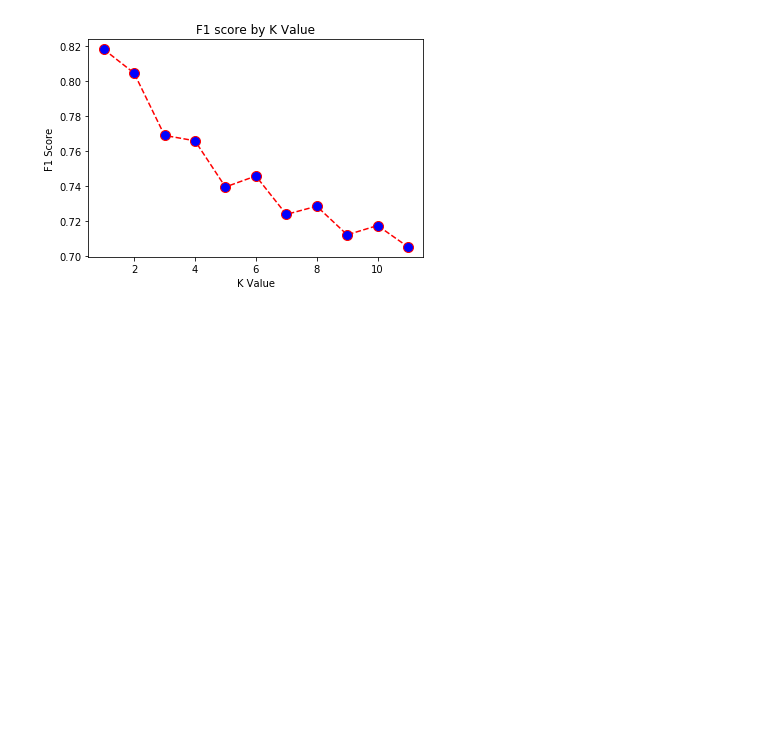
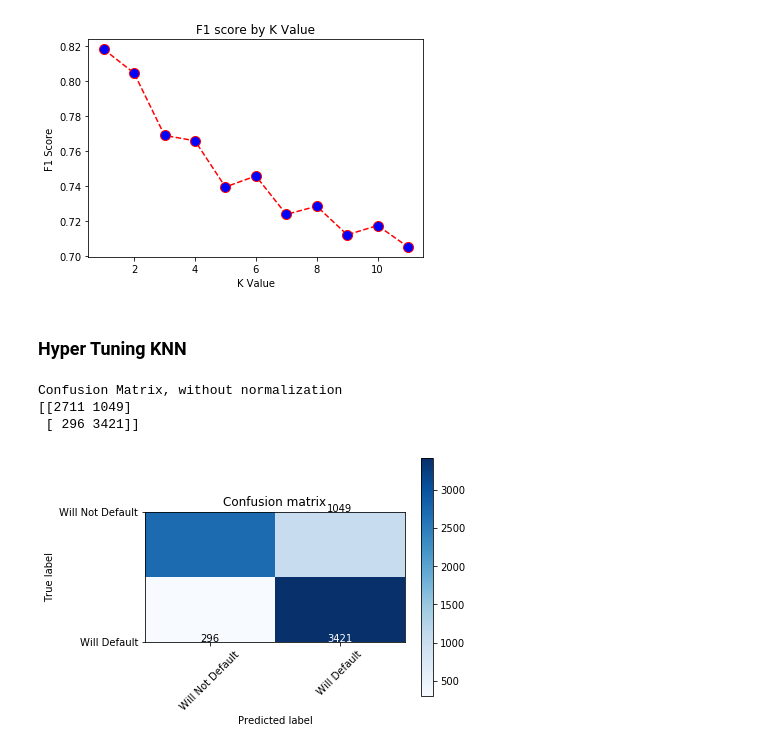
Before and after one commit to emilia329/CreditCard, a Jupyter notebook: Modeling.ipynb, the cells around one changed output. Drawn from its saved outputs; the diff is of its cells as text; code cells hidden in the pictures; blank space fills up the shorter version.

```diff
--- a/Modeling.ipynb
+++ b/Modeling.ipynb
@@ -372,3 +372,24 @@ plt.show()
 # %% [output]
 [0.8183791091659759, 0.8047312218064857, 0.7690974627289024, 0.7660111583082534, 0.7395943715904787, 0.7458851433335585, 0.7238940942009313, 0.7285932296269054, 0.7122443589350511, 0.7175349711754968, ...
 [figure]
+# %% [markdown]
+### Hyper Tuning KNN
+# %%
+
+model2 = KNeighborsClassifier(n_neighbors=1)
+model2.fit(X_train, y_train)
+
+y_predknnbest = model2.predict(X_test)
+# %%
+cm1 = confusion_matrix(y_test,y_predknnbest)
+classes = ['Will Not Default', 'Will Default']
+# %%
+plot_confusion_matrix(cm1, classes,
+                          normalize=False,
+                          title='Confusion matrix',
+                          cmap=plt.cm.Blues)
+# %% [output]
+Confusion Matrix, without normalization
+[[2711 1049]
+ [ 296 3421]]
+[figure, added]
```
